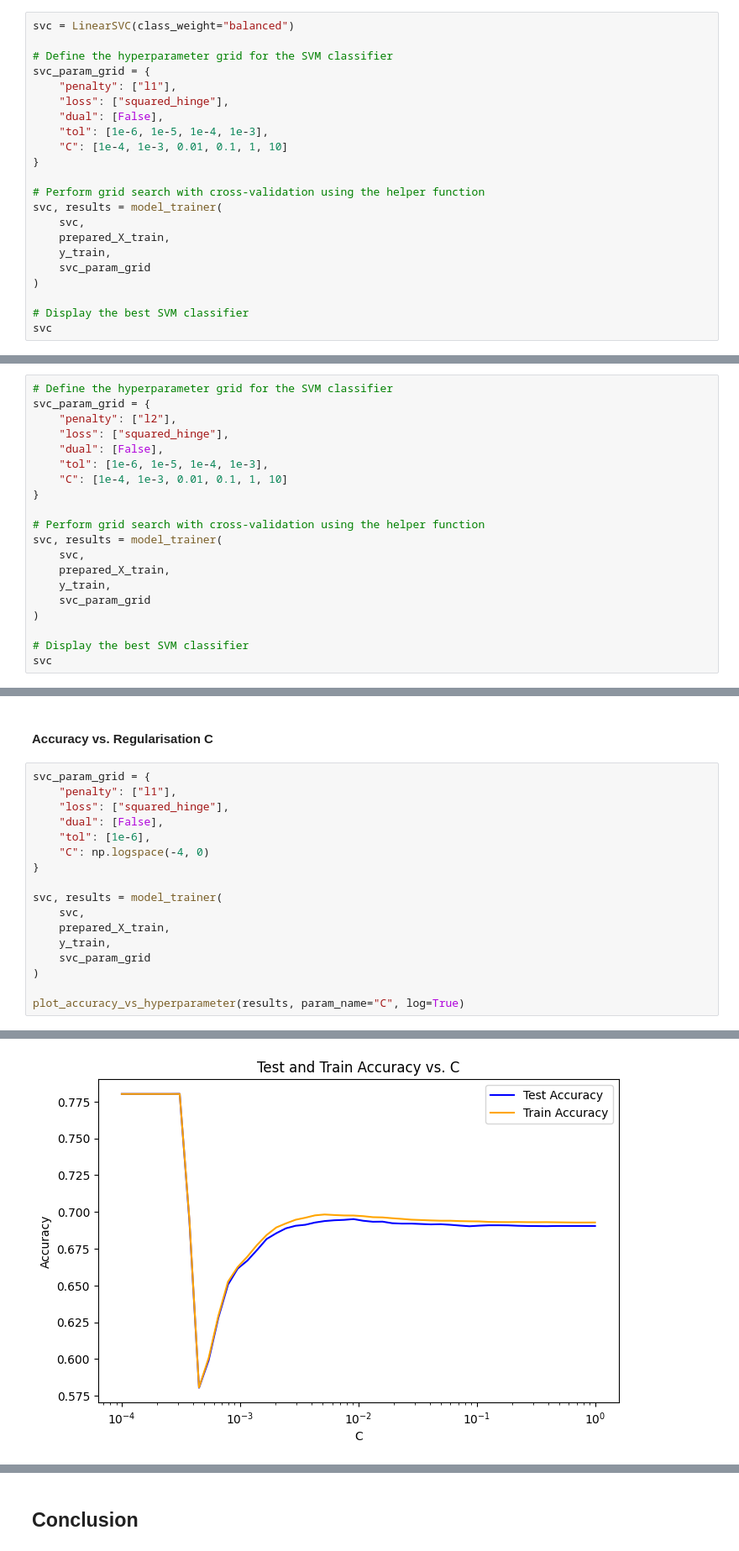
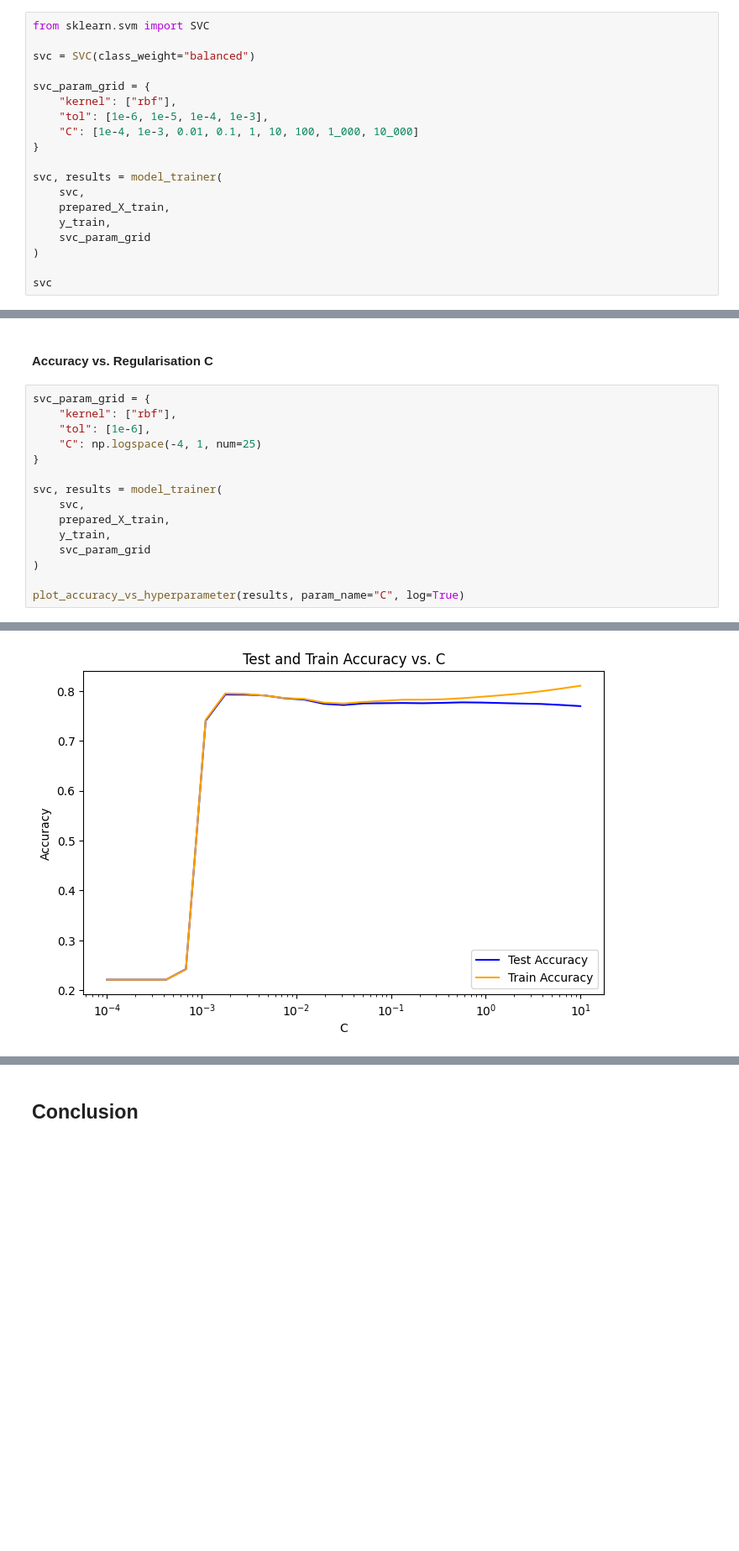
Before and after one commit to SpikeElliot/Data-Mining-Case-Studies, a Jupyter notebook: creditdefault_study/creditdefault.ipynb, the cells around one changed output, grey strips where cells are left out. Shown at 84% size. Cells and saved outputs as stored; diff of their text form; blank space fills up the shorter version.

```diff
--- a/creditdefault_study/creditdefault.ipynb
+++ b/creditdefault_study/creditdefault.ipynb
@@ -1371,16 +1452,14 @@ We used grid search with 5-fold cross-validation to test different values for th
 # %%
-svc = LinearSVC(class_weight="balanced")
+from sklearn.svm import SVC
 
-# Define the hyperparameter grid for the SVM classifier
+svc = SVC(class_weight="balanced")
+
 svc_param_grid = {
-    "penalty": ["l1"],
-    "loss": ["squared_hinge"],
-    "dual": [False],
+    "kernel": ["rbf"],
     "tol": [1e-6, 1e-5, 1e-4, 1e-3],
-    "C": [1e-4, 1e-3, 0.01, 0.1, 1, 10]
+    "C": [1e-4, 1e-3, 0.01, 0.1, 1, 10, 100, 1_000, 10_000]
 }
 
-# Perform grid search with cross-validation using the helper function
 svc, results = model_trainer(
     svc,
     prepared_X_train,
@@ -1388,7 +1467,6 @@ svc, results = model_trainer(
     svc_param_grid
 )
 
-# Display the best SVM classifier
 svc
 # %% [output]
 Search Parameters:
@@ -1423,20 +1499,0 @@ LinearSVC(C=0.0001, class_weight='balanced', dual=False, penalty='l1',
-# %%
-# Define the hyperparameter grid for the SVM classifier
-svc_param_grid = {
-    "penalty": ["l2"],
-    "loss": ["squared_hinge"],
-    "dual": [False],
-    "tol": [1e-6, 1e-5, 1e-4, 1e-3],
-    "C": [1e-4, 1e-3, 0.01, 0.1, 1, 10]
-}
-
-# Perform grid search with cross-validation using the helper function
-svc, results = model_trainer(
-    svc,
-    prepared_X_train,
-    y_train,
-    svc_param_grid
-)
-
-# Display the best SVM classifier
-svc
@@ -1471,11 +1501,9 @@ LinearSVC(C=0.001, class_weight='balanced', dual=False, tol=0.001)
 #### Accuracy vs. Regularisation C
 # %%
 svc_param_grid = {
-    "penalty": ["l1"],
-    "loss": ["squared_hinge"],
-    "dual": [False],
+    "kernel": ["rbf"],
     "tol": [1e-6],
-    "C": np.logspace(-4, 0)
+    "C": np.logspace(-4, 1, num=25)
 }
 
 svc, results = model_trainer(
@@ -1507 +1535 @@ BEST RESULT:
-[figure, old version]
+[figure, new version]
```
Also changed, not shown: parts of 42 cells of this notebook.
